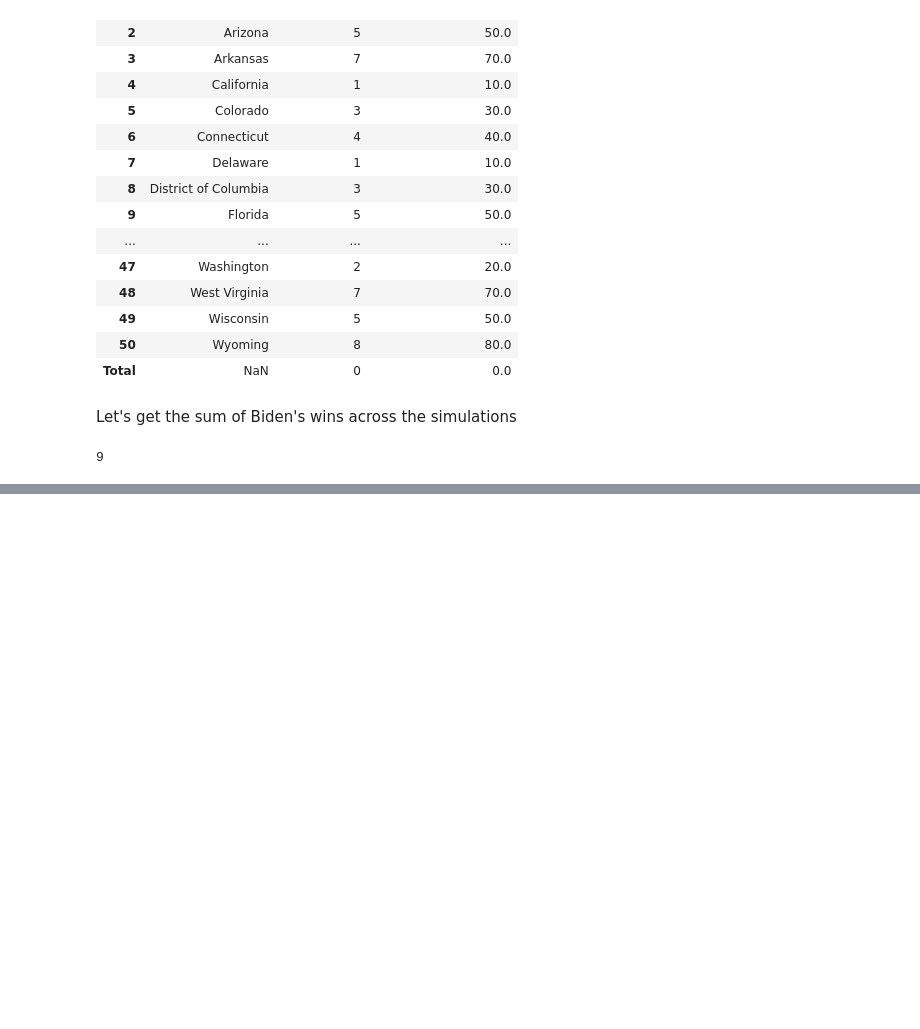
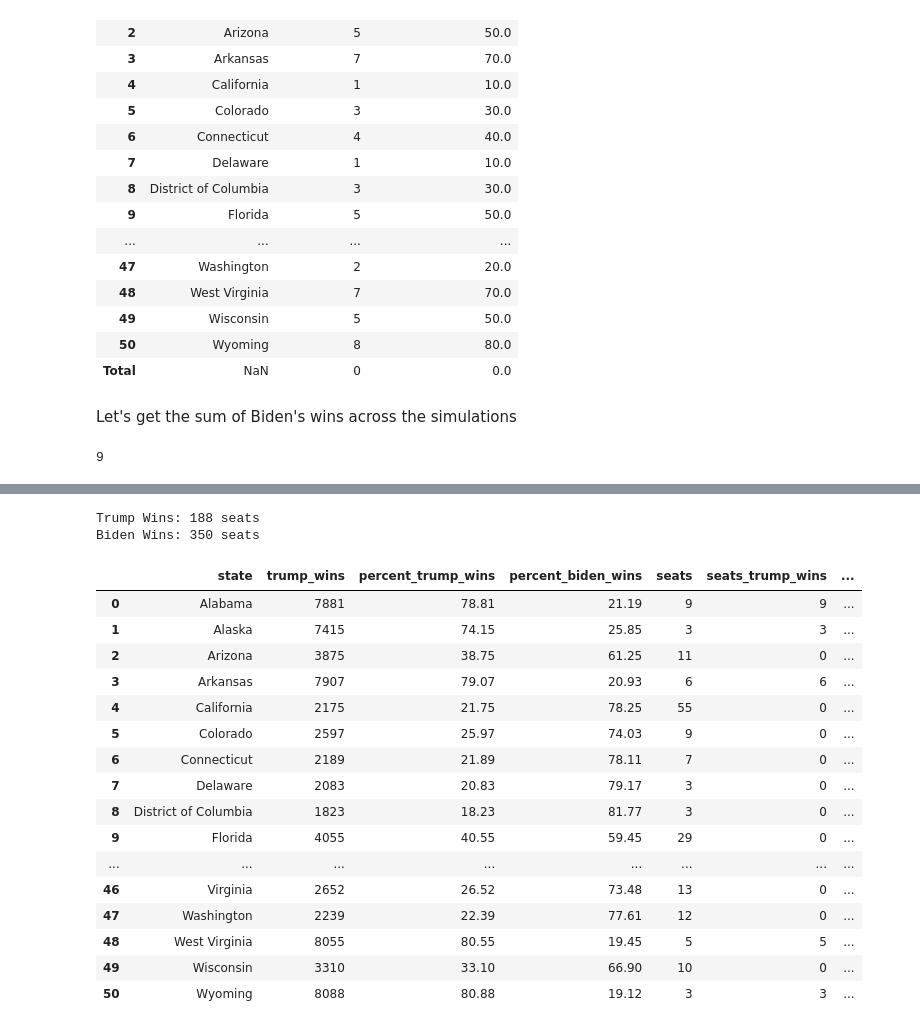
Before and after one commit to rkfd/ds-ai-for-business, a Jupyter notebook: Predicting-the-US-2020-Election/predicting-the-us-2020-election.ipynb, the cells around one changed output, grey strips where cells are left out. Cells and saved outputs as stored; diff of their text form; code cells hidden in the pictures; blank space fills up the shorter version.

Commit message:
update: analysis and visualization for simulation, PROJECT DONE!

```diff
--- a/Predicting-the-US-2020-Election/predicting-the-us-2020-election.ipynb
+++ b/Predicting-the-US-2020-Election/predicting-the-us-2020-election.ipynb
@@ -669,0 +673,10 @@ res.loc['Total'][res.loc['Total'] > 270.0].count()
+# %%
+number_of_simulations = 10000
+
+election_results = runElectionSimulation(number_of_simulations, polls_state_summary)
+election_results.loc['Total',:] = election_results.sum(axis=0)
+
+biden_wins = election_results.loc['Total'][election_results.loc['Total'] > 270.0].count()
+
+# Print output
+print(f'Joe Biden wins {biden_wins} times out of {number_of_simulations} simulations')
@@ -669,0 +688,9 @@ res.loc['Total'][res.loc['Total'] > 270.0].count()
+# %%
+summary = pd.DataFrame((election_results == 0).astype(int).sum(axis=1))
+
+res_summary = pd.concat([polls_state_summary['state'], summary], axis=1, sort=False)
+res_summary.columns = ['state','trump_wins']
+res_summary['percent_trump_wins'] = (res_summary['trump_wins'] / number_of_simulations) * 100
+res_summary['percent_biden_wins'] = 100 - res_summary['percent_trump_wins']
+res_summary = res_summary.dropna()
+res_summary
@@ -669,0 +736,40 @@ res.loc['Total'][res.loc['Total'] > 270.0].count()
+# %%
+# Add Seats they win to the dataset
+def getSeats(row):
+  return states[row['state']]
+
+res_summary['seats'] = res_summary.apply(getSeats, axis=1)
+
+# Since it's all or none, we can multiply seats by 1 and 0
+res_summary['seats_trump_wins'] = res_summary['percent_trump_wins'].apply(lambda x: 1 if x > 50 else 0)
+res_summary['seats_trump_wins'] = res_summary['seats_trump_wins'] * res_summary['seats']
+
+res_summary['seats_biden_wins'] = res_summary['percent_biden_wins'].apply(lambda x: 1 if x > 50 else 0)
+res_summary['seats_biden_wins'] = res_summary['seats_biden_wins'] * res_summary['seats']
+
+seats_trump_wins = res_summary['seats_trump_wins'].sum()
+seats_biden_wins = res_summary['seats_biden_wins'].sum()
+
+print(f'Trump Wins: {seats_trump_wins} seats')
+print(f'Biden Wins: {seats_biden_wins} seats')
+res_summary
+# %% [output]
+Trump Wins: 188 seats
+Biden Wins: 350 seats
+|  | state | trump_wins | percent_trump_wins | percent_biden_wins | seats | seats_trump_wins | ... |
+| 0 | Alabama | 7881 | 78.81 | 21.19 | 9 | 9 | ... |
+| 1 | Alaska | 7415 | 74.15 | 25.85 | 3 | 3 | ... |
+| 2 | Arizona | 3875 | 38.75 | 61.25 | 11 | 0 | ... |
+| 3 | Arkansas | 7907 | 79.07 | 20.93 | 6 | 6 | ... |
+| 4 | California | 2175 | 21.75 | 78.25 | 55 | 0 | ... |
+| 5 | Colorado | 2597 | 25.97 | 74.03 | 9 | 0 | ... |
+| 6 | Connecticut | 2189 | 21.89 | 78.11 | 7 | 0 | ... |
+| 7 | Delaware | 2083 | 20.83 | 79.17 | 3 | 0 | ... |
+| 8 | District of Columbia | 1823 | 18.23 | 81.77 | 3 | 0 | ... |
+| 9 | Florida | 4055 | 40.55 | 59.45 | 29 | 0 | ... |
+| ... | ... | ... | ... | ... | ... | ... | ... |
+| 46 | Virginia | 2652 | 26.52 | 73.48 | 13 | 0 | ... |
+| 47 | Washington | 2239 | 22.39 | 77.61 | 12 | 0 | ... |
+| 48 | West Virginia | 8055 | 80.55 | 19.45 | 5 | 5 | ... |
+| 49 | Wisconsin | 3310 | 33.10 | 66.90 | 10 | 0 | ... |
+| 50 | Wyoming | 8088 | 80.88 | 19.12 | 3 | 3 | ... |
```
Also changed, not shown: parts of 9 cells of this notebook.
